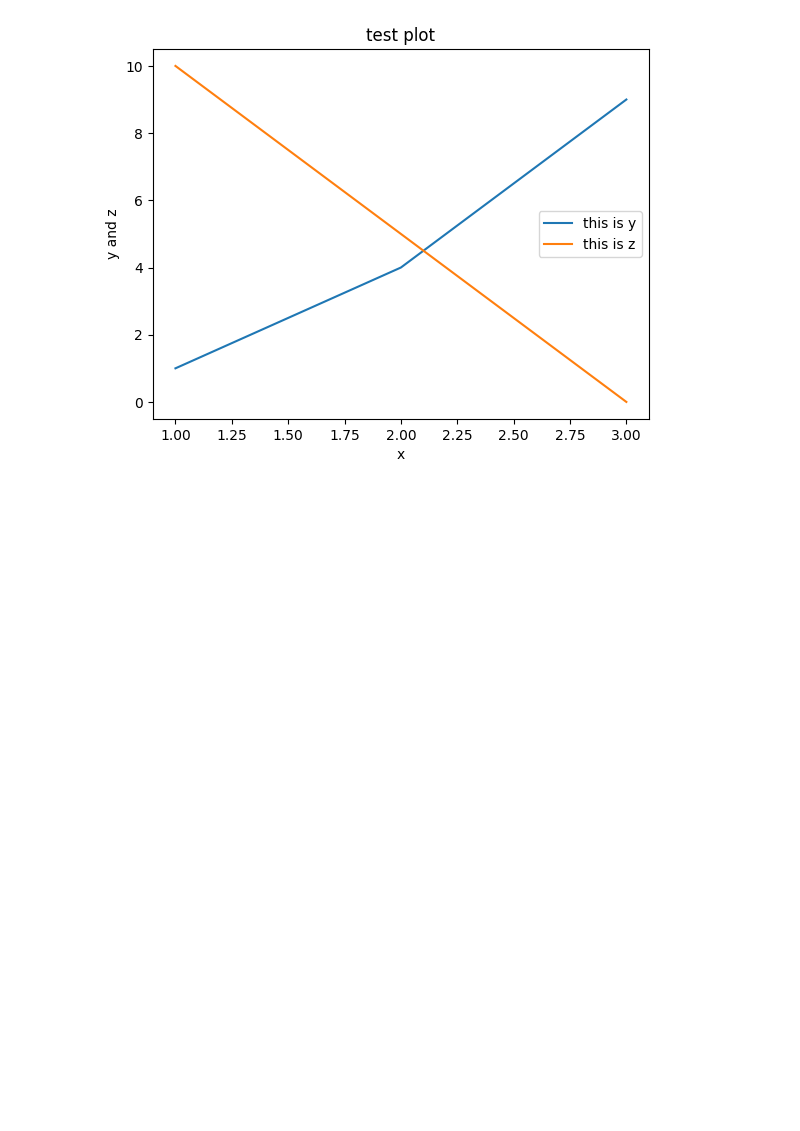
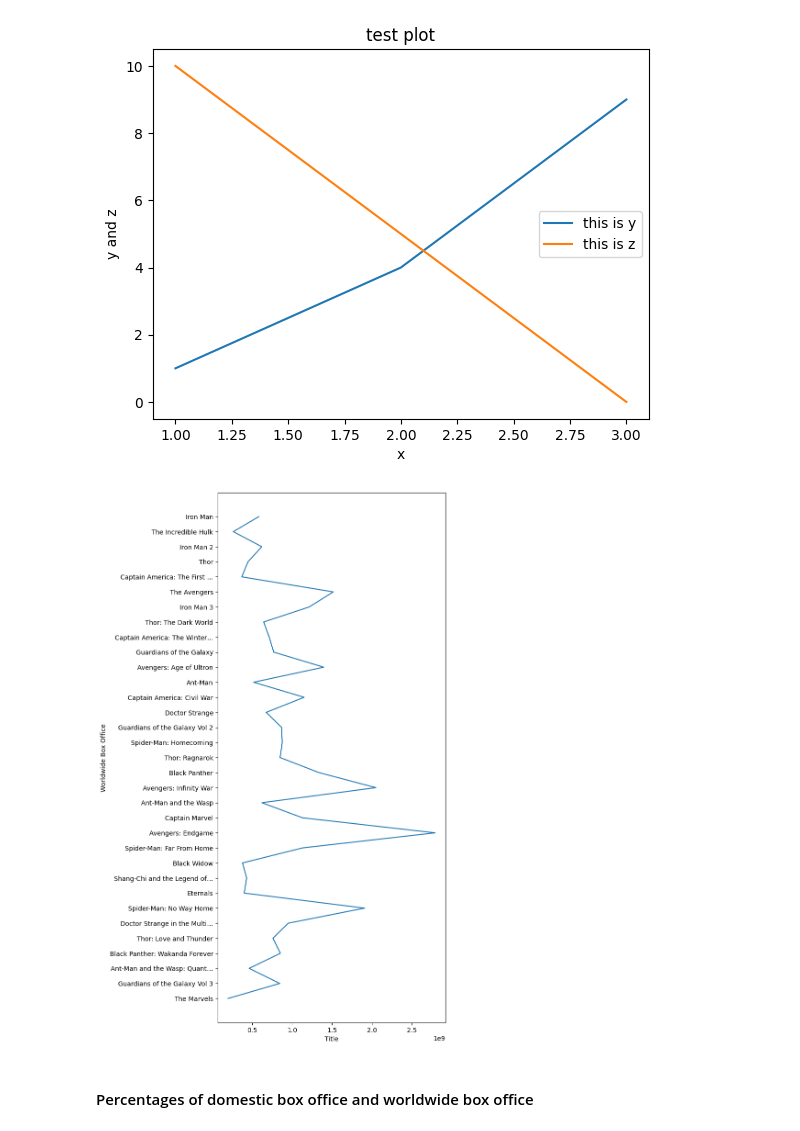
Before and after one commit to Obizim/jupyter-DA, a Jupyter notebook: box-office.ipynb, the cells around one changed output. Saved outputs shown, nothing was run; the diff lists cells and outputs as text; code cells hidden in the pictures; blank space fills up the shorter version.

```diff
--- a/box-office.ipynb
+++ b/box-office.ipynb
@@ -157,3 +158,13 @@ plt.legend(["this is y", "this is z"])
 plt.show()
 # %% [output]
 [figure]
+# %%
+plt.figure().set_figheight(15)
+plt.plot(df['Worldwide Box Office'], df['Title'])
+plt.xlabel("Title")
+plt.ylabel("Worldwide Box Office")
+plt.show()
+# %% [output]
+[figure, added]
+# %% [markdown]
+#### Percentages of domestic box office and worldwide box office
```
Also changed, not shown: parts of 8 cells of this notebook.
